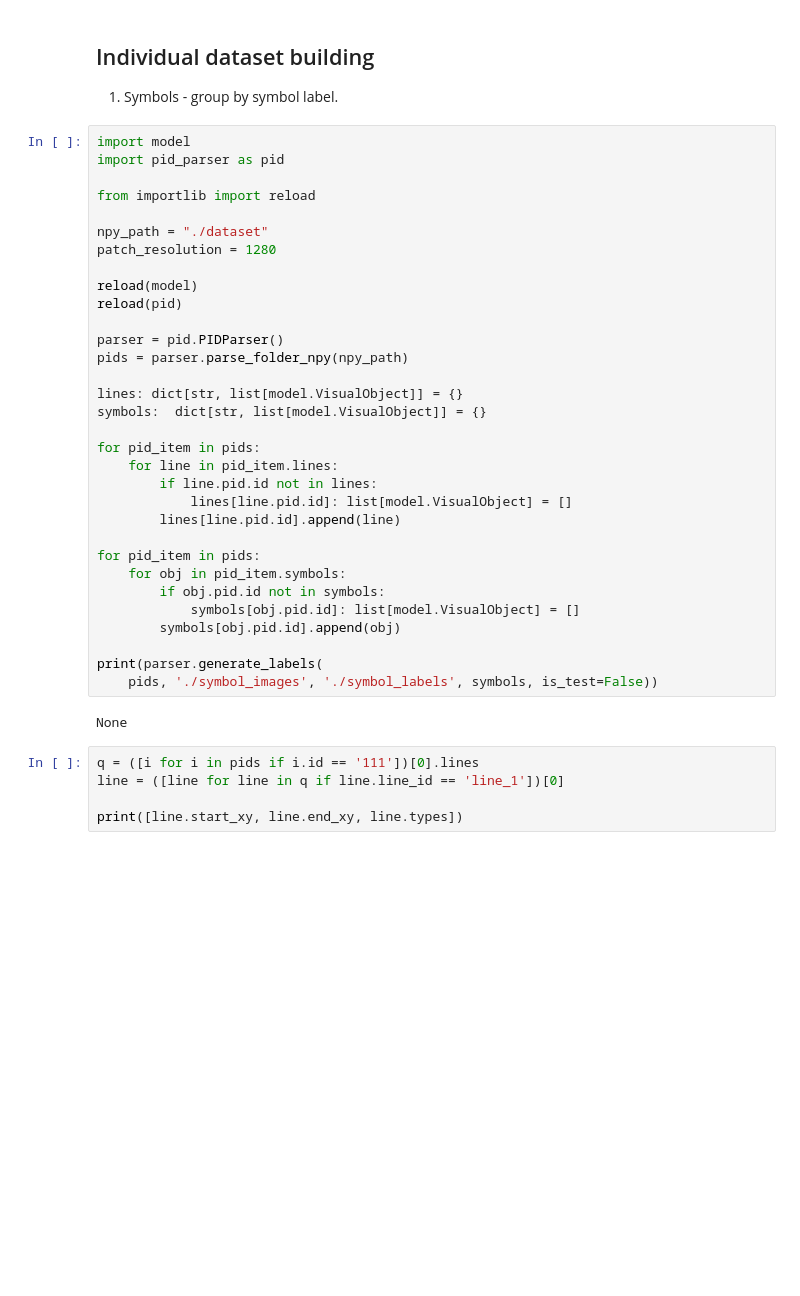
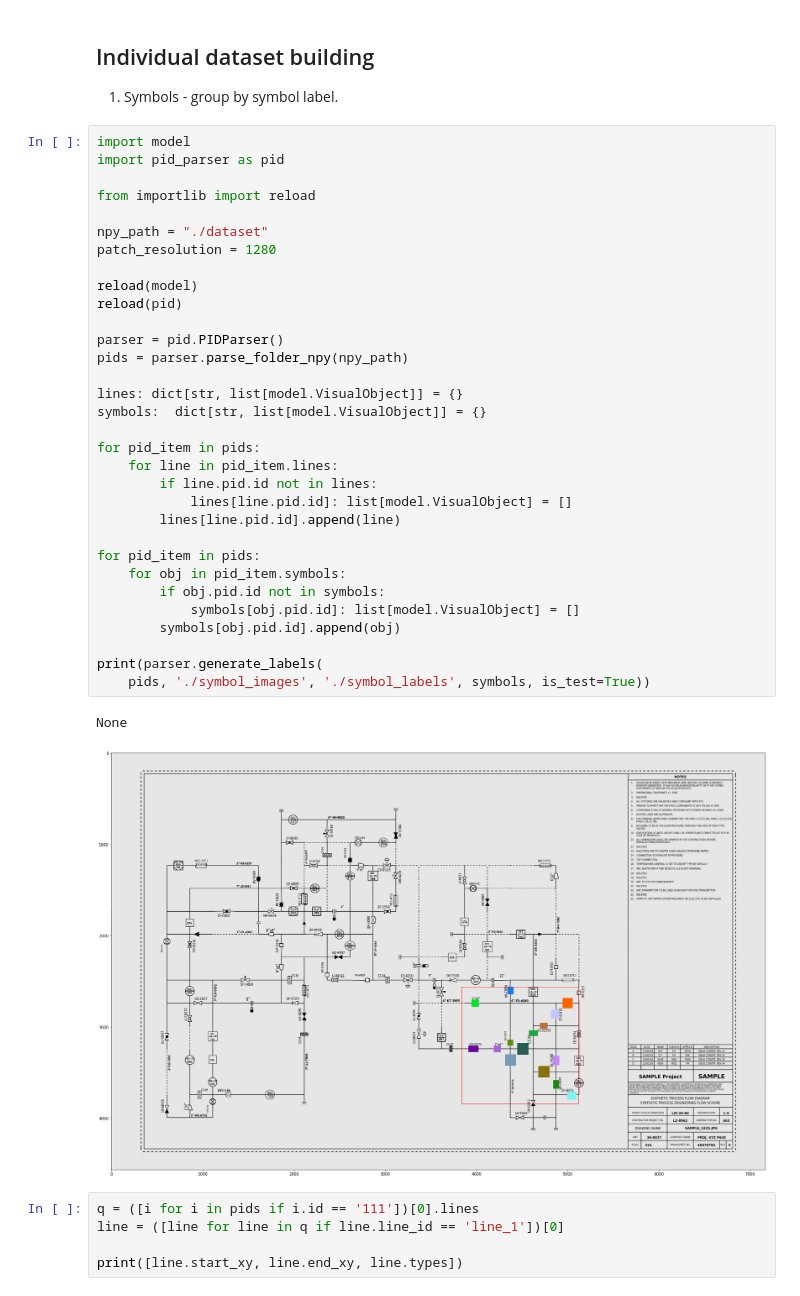
Before and after one commit to ch-hristov/p-id-symbols, a Jupyter notebook: Prepare_Data_for_P&ID.ipynb, the cells around one changed output. Cells and saved outputs as stored; diff of their text form; blank space fills up the shorter version.

Commit message:
Update symbol labels

```diff
--- a/Prepare_Data_for_P&ID.ipynb
+++ b/Prepare_Data_for_P&ID.ipynb
@@ -79,34 +79,35 @@ import pid_parser as pid
 
 from importlib import reload
 
 npy_path = "./dataset"
 patch_resolution = 1280
 
 reload(model)
 reload(pid)
 
 parser = pid.PIDParser()
 pids = parser.parse_folder_npy(npy_path)
 
 lines: dict[str, list[model.VisualObject]] = {}
 symbols:  dict[str, list[model.VisualObject]] = {}
 
 for pid_item in pids:
     for line in pid_item.lines:
         if line.pid.id not in lines:
             lines[line.pid.id]: list[model.VisualObject] = []
         lines[line.pid.id].append(line)
 
 for pid_item in pids:
     for obj in pid_item.symbols:
         if obj.pid.id not in symbols:
             symbols[obj.pid.id]: list[model.VisualObject] = []
         symbols[obj.pid.id].append(obj)
 
 print(parser.generate_labels(
-    pids, './symbol_images', './symbol_labels', symbols, is_test=False))
+    pids, './symbol_images', './symbol_labels', symbols, is_test=True))
 # %% [output]
 None
+[figure, added]
 # %%
 q = ([i for i in pids if i.id == '111'])[0].lines
 line = ([line for line in q if line.line_id == 'line_1'])[0]
```
Also changed, not shown: 2 other files.
